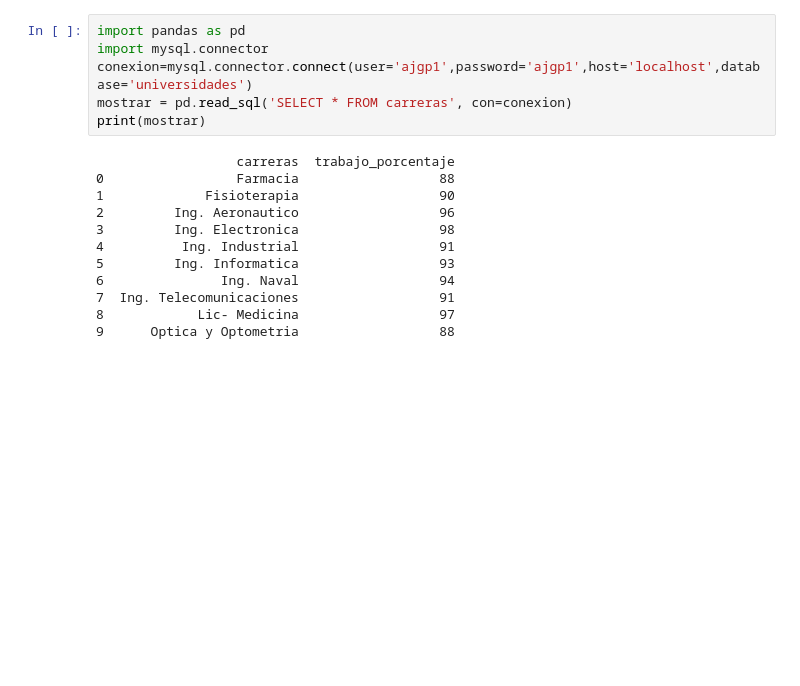
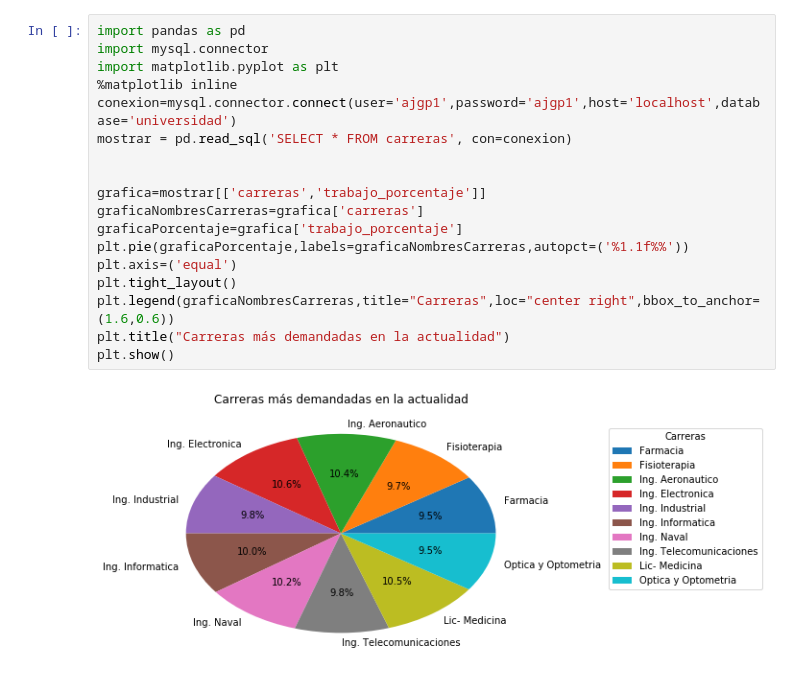
Before and after one commit to Antoniojgp13/Ejercicio5, a Jupyter notebook: Ejercicio5.ipynb, the cells around one changed output. Drawn from its saved outputs; the diff is of its cells as text; blank space fills up the shorter version.

Commit message:
Visualizacion de datos en relacion carrera-demanda de trabajo

```diff
--- a/Ejercicio5.ipynb
+++ b/Ejercicio5.ipynb
@@ -1,18 +1,20 @@
 # %%
 import pandas as pd
 import mysql.connector
-conexion=mysql.connector.connect(user='ajgp1',password='ajgp1',host='localhost',database='universidades')
+import matplotlib.pyplot as plt
+%matplotlib inline
+conexion=mysql.connector.connect(user='ajgp1',password='ajgp1',host='localhost',database='universidad')
 mostrar = pd.read_sql('SELECT * FROM carreras', con=conexion)
-print(mostrar)
+
+
+grafica=mostrar[['carreras','trabajo_porcentaje']]
+graficaNombresCarreras=grafica['carreras']
+graficaPorcentaje=grafica['trabajo_porcentaje']
+plt.pie(graficaPorcentaje,labels=graficaNombresCarreras,autopct=('%1.1f%%'))
+plt.axis=('equal')
+plt.tight_layout()
+plt.legend(graficaNombresCarreras,title="Carreras",loc="center right",bbox_to_anchor=(1.6,0.6))
+plt.title("Carreras más demandadas en la actualidad")
+plt.show()
 # %% [output]
-                  carreras  trabajo_porcentaje
-0                 Farmacia                  88
-1             Fisioterapia                  90
-2         Ing. Aeronautico                  96
-3         Ing. Electronica                  98
-4          Ing. Industrial                  91
-5         Ing. Informatica                  93
-6               Ing. Naval                  94
-7  Ing. Telecomunicaciones                  91
-8            Lic- Medicina                  97
-9      Optica y Optometria                  88
+[figure, added]
```
Also changed, not shown: parts of 1 cell of this notebook.
